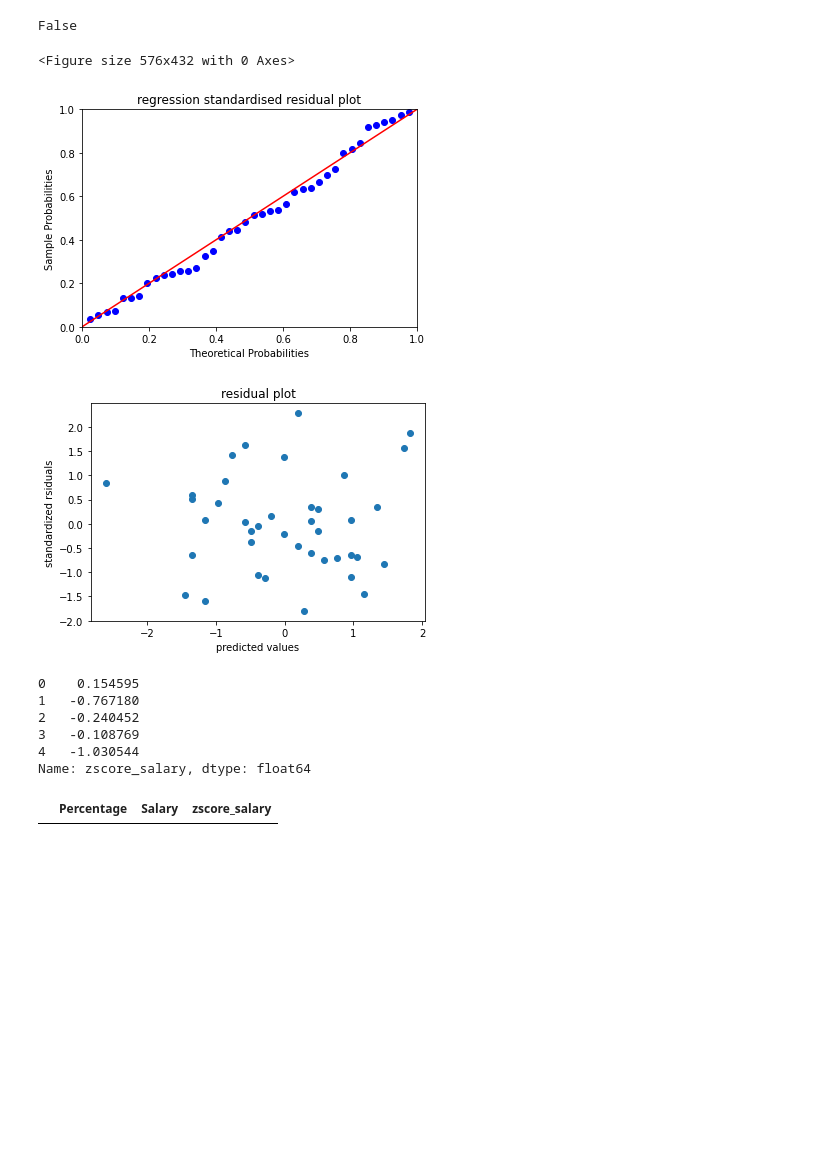
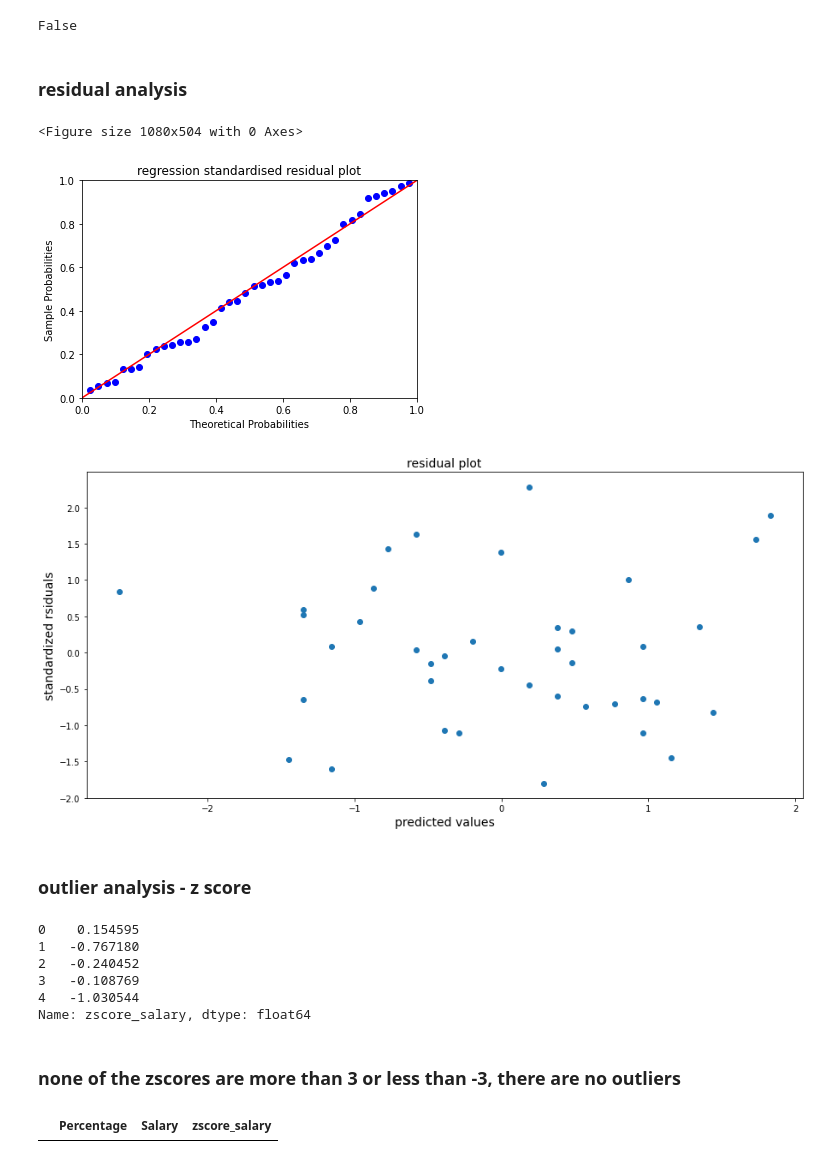
Before and after one commit to raviakasapu/MachineLearning, a Jupyter notebook: ML_Simple_Linear_Regression.ipynb, the cells around one changed output. Saved outputs shown, nothing was run; the diff lists cells and outputs as text; code cells hidden in the pictures; blank space fills up the shorter version.

```diff
--- a/ML_Simple_Linear_Regression.ipynb
+++ b/ML_Simple_Linear_Regression.ipynb
@@ -155,18 +192,19 @@ LRresult = (salary_df_lm.summary2().tables[1])
 LRresult['P>|t|']['Percentage']>0.05
 # %% [output]
 False
+# %% [markdown]
+### residual analysis
 # %%
 salary_df_lm_residual = salary_df_lm.resid
 # %%
+plt.figure(figsize=[15,7])
 probplot = sm.ProbPlot(salary_df_lm_residual)
-plt.figure(figsize=(8,6))
-
 probplot.ppplot(line='45')
 plt.title("regression standardised residual plot")
 
 plt.show()
 # %% [output]
-<Figure size 576x432 with 0 Axes>
+<Figure size 1080x504 with 0 Axes>
 [figure]
 # %%
 def get_standardized_vals(vals):
@@ -175,14 +213,17 @@ def get_standardized_vals(vals):
 fit_vals = get_standardized_vals(salary_df_lm.fittedvalues)
 stad_vals = get_standardized_vals(salary_df_lm_residual)
 # %%
+plt.figure(figsize=[15,7])
 plt.scatter(fit_vals, stad_vals)
-plt.title("residual plot")
+plt.title("residual plot",size=14)
 
-plt.xlabel("predicted values")
-plt.ylabel("standardized rsiduals")
+plt.xlabel("predicted values",size=14)
+plt.ylabel("standardized rsiduals",size=14)
 plt.show()
 # %% [output]
-[figure, old version]
+[figure, new version]
+# %% [markdown]
+### outlier analysis - z score
 # %%
 salary_df['zscore_salary'] = zscore(salary_df['Salary'])
 # %%
@@ -194,6 +235,8 @@ salary_df['zscore_salary'].head(5)
 3   -0.108769
 4   -1.030544
 Name: zscore_salary, dtype: float64
+# %% [markdown]
+### none of the zscores are more than 3 or less than -3, there are no outliers
 # %%
 salary_df[(salary_df['zscore_salary']>3) | (salary_df['zscore_salary'] <-3)]
 # %% [output]
```
Also changed, not shown: parts of 21 cells of this notebook.
